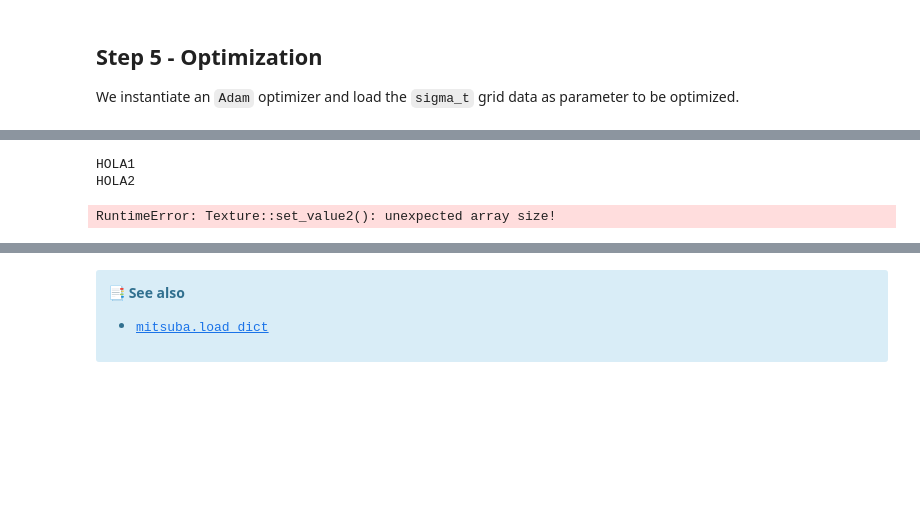
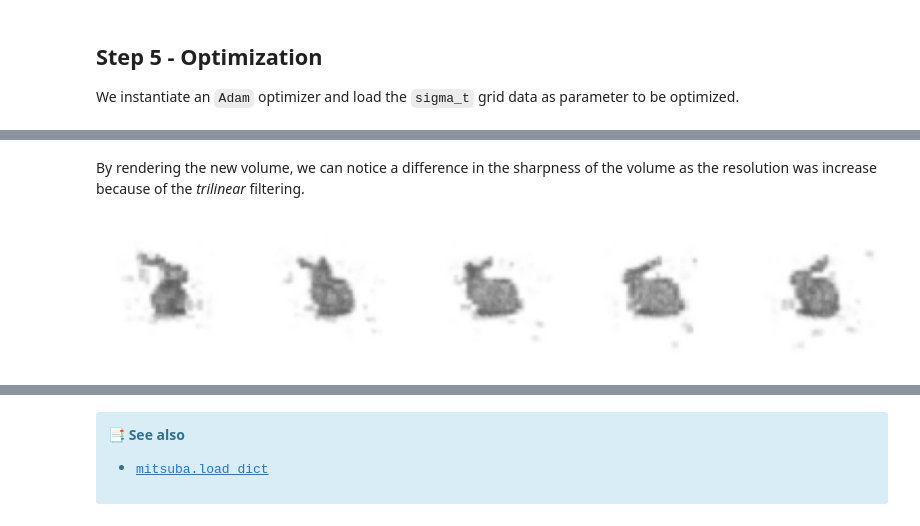
Before and after one commit to mitsuba-renderer/mitsuba-tutorials, a Jupyter notebook: getting_started/inverse_rendering/volume_optimization.ipynb, the cells around one changed output, grey strips where cells are left out. Saved outputs shown, nothing was run; the diff lists cells and outputs as text; code cells hidden in the pictures; blank space fills up the shorter version.

```diff
--- a/getting_started/inverse_rendering/volume_optimization.ipynb
+++ b/getting_started/inverse_rendering/volume_optimization.ipynb
@@ -225,24 +224,25 @@ In practice it is recommended to leverage such a "multi-resolution" approach. At
 # %%
-new_volume_res = 64
+new_v_res = 64
 
-idx = dr.arange(mi.UInt32, new_volume_res ** 3)
-idx_x = (idx // 2) % volume_res
-idx_y = (idx // (new_volume_res * 2)) % volume_res
-idx_z = (idx // (new_volume_res ** 2 * 2)) % volume_res
-index = (idx_x + idx_y * volume_res + idx_z * volume_res**2) + idx
+ratio = new_v_res // v_res
 
-opt[key] = mi.TensorXf(dr.gather(mi.Float, opt[key].array, index), (new_volume_res, new_volume_res, new_volume_res, 1))
+idx = dr.arange(mi.UInt32, new_v_res ** 3)
+idx_x = (idx // ratio) % v_res
+idx_y = ((idx // new_v_res) // ratio) % v_res
+idx_z = ((idx // (new_v_res ** 2)) // ratio) % v_res
+index = idx_x + (idx_y + idx_z * v_res) * v_res
 
-opt[key]
+opt[key] = mi.TensorXf(dr.gather(mi.Float, opt[key].array, index), (new_v_res, new_v_res, new_v_res, 1))
 
 opt.update()
-# %% [output]
-HOLA1
-HOLA2
-RuntimeError: Texture::set_value2(): unexpected array size!
+# %% [markdown]
+By rendering the new volume, we can notice a difference in the sharpness of the volume as the resolution was increase because of the *trilinear* filtering.
 # %%
-intermediate_2_images = [mi.render(scene, sensor=sensors[i], spp=128) for i in range(sensor_count)]
+upscale_images = [mi.render(scene, sensor=sensors[i], spp=128) for i in range(sensor_count)]
 
+fig, axs = plt.subplots(1, sensor_count, figsize=(14, 4))
 for i in range(sensor_count):
-    axs[i].imshow(mi.util.convert_to_bitmap(intermediate_2_images[i]))
+    axs[i].imshow(mi.util.convert_to_bitmap(upscale_images[i]))
     axs[i].axis('off')
+# %% [output]
+[figure, added]
```
Also changed, not shown: parts of 18 cells of this notebook.
